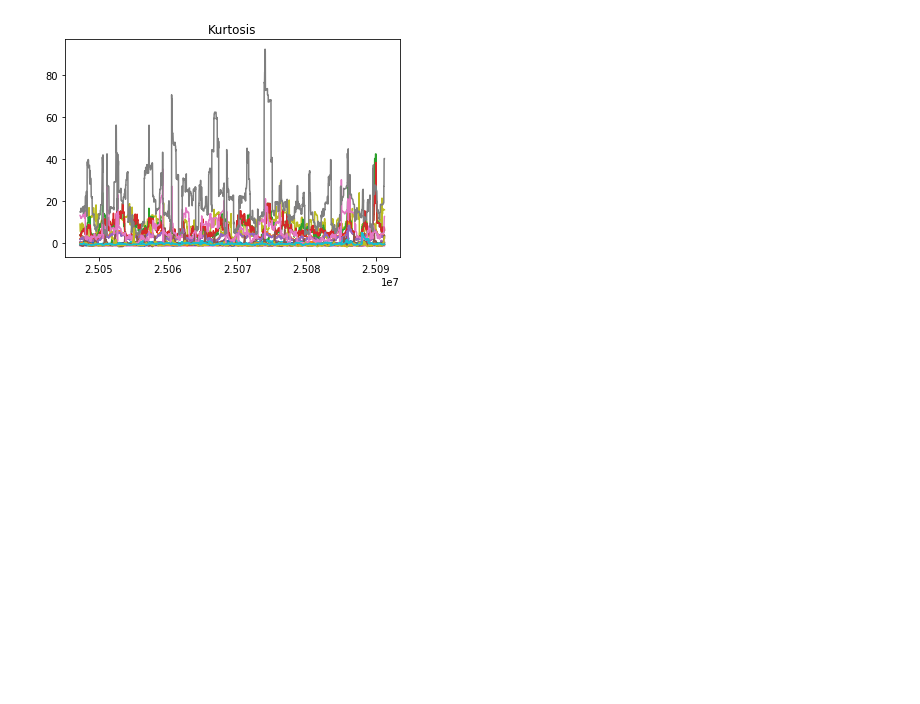
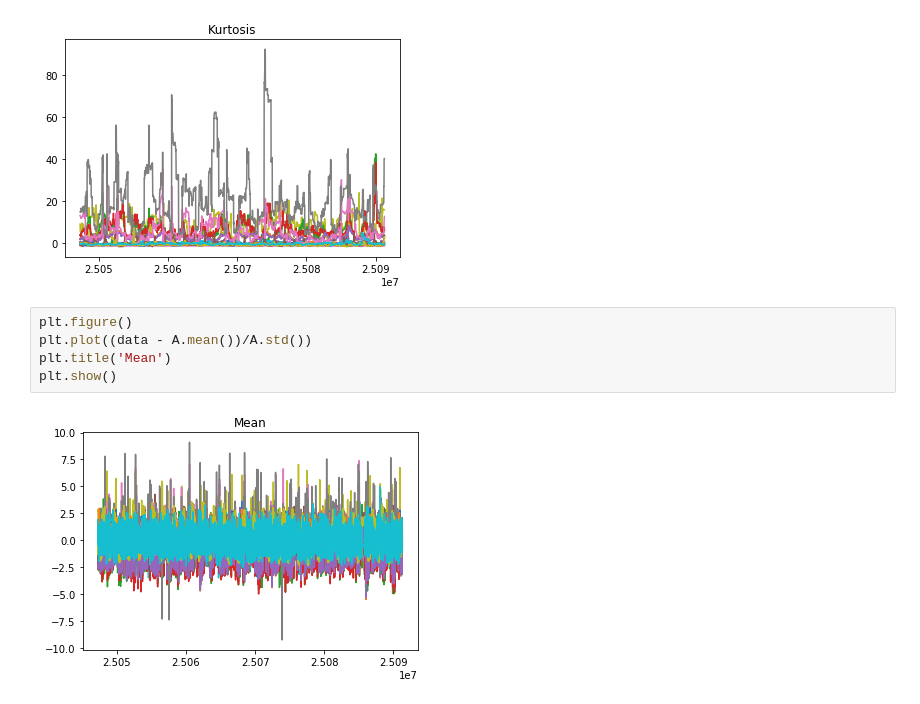
Before and after one commit to brendonhall/augur.ai, a Jupyter notebook: notebooks/Rolling Window.ipynb, the cells around one changed output. Cells and saved outputs as stored; diff of their text form; blank space fills up the shorter version.

```diff
--- a/notebooks/Untitled.ipynb
+++ b/notebooks/Rolling Window.ipynb
@@ -62,3 +62,10 @@ plt.show()
 [figure]
 [figure]
 [figure]
+# %%
+plt.figure()
+plt.plot((data - A.mean())/A.std())
+plt.title('Mean')
+plt.show()
+# %% [output]
+[figure, added]
```
Also changed, not shown: parts of 1 cell of this notebook, 7 other files.
